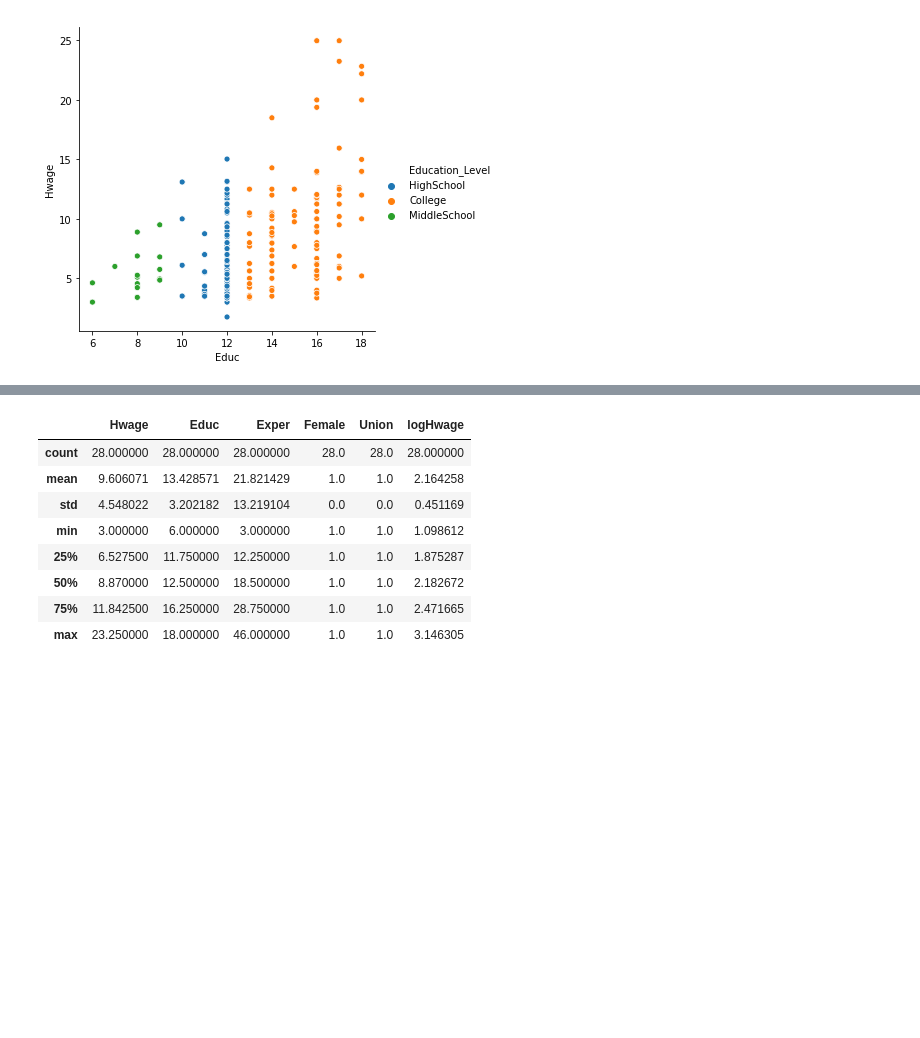
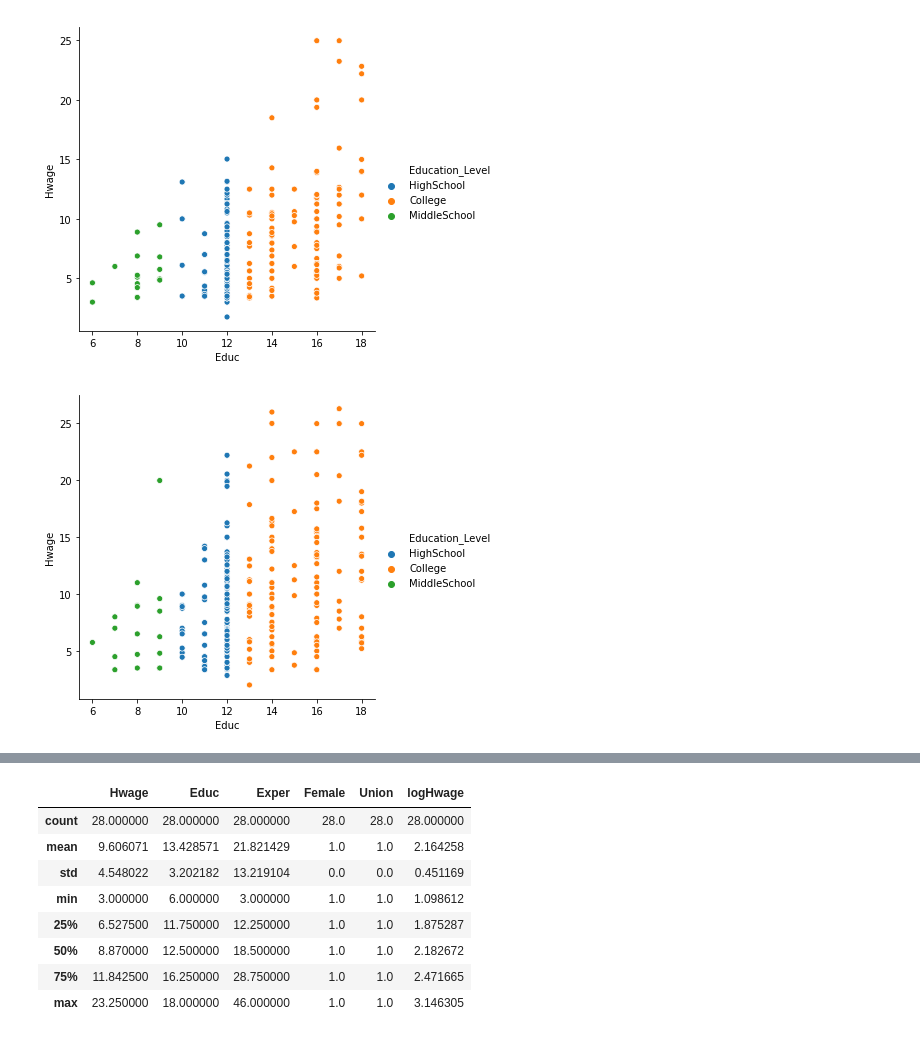
Before and after one commit to Captmoonshot/Hwage_article, a Jupyter notebook: Hwage.ipynb, the cells around one changed output, grey strips where cells are left out. Saved outputs shown, nothing was run; the diff lists cells and outputs as text; code cells hidden in the pictures; blank space fills up the shorter version.

```diff
--- a/Hwage.ipynb
+++ b/Hwage.ipynb
@@ -288,3 +310,7 @@ sns.lmplot('Educ', 'logHwage', data=wages_female);
 sns.relplot(x="Educ", y="Hwage", hue='Education_Level', data=wages_female);
 # %% [output]
 [figure]
+# %%
+sns.relplot(x="Educ", y="Hwage", hue='Education_Level', data=wages_male);
+# %% [output]
+[figure, added]
```
Also changed, not shown: parts of 18 cells of this notebook.
